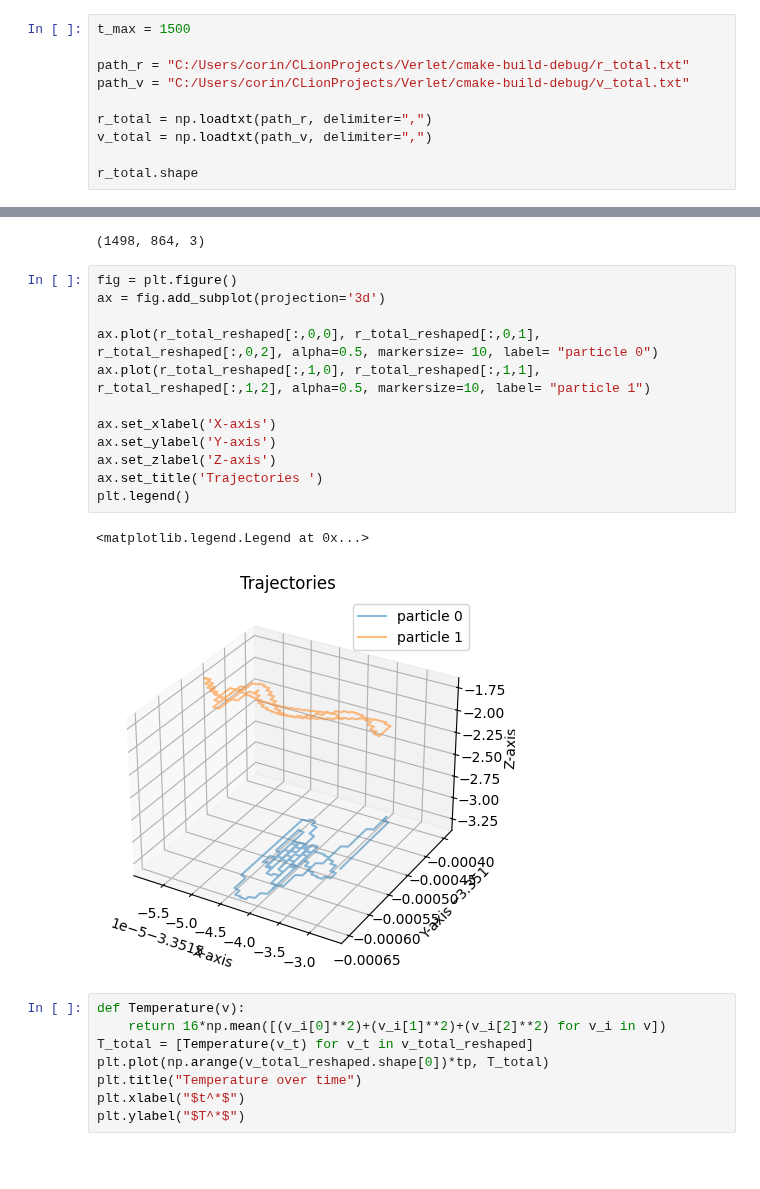
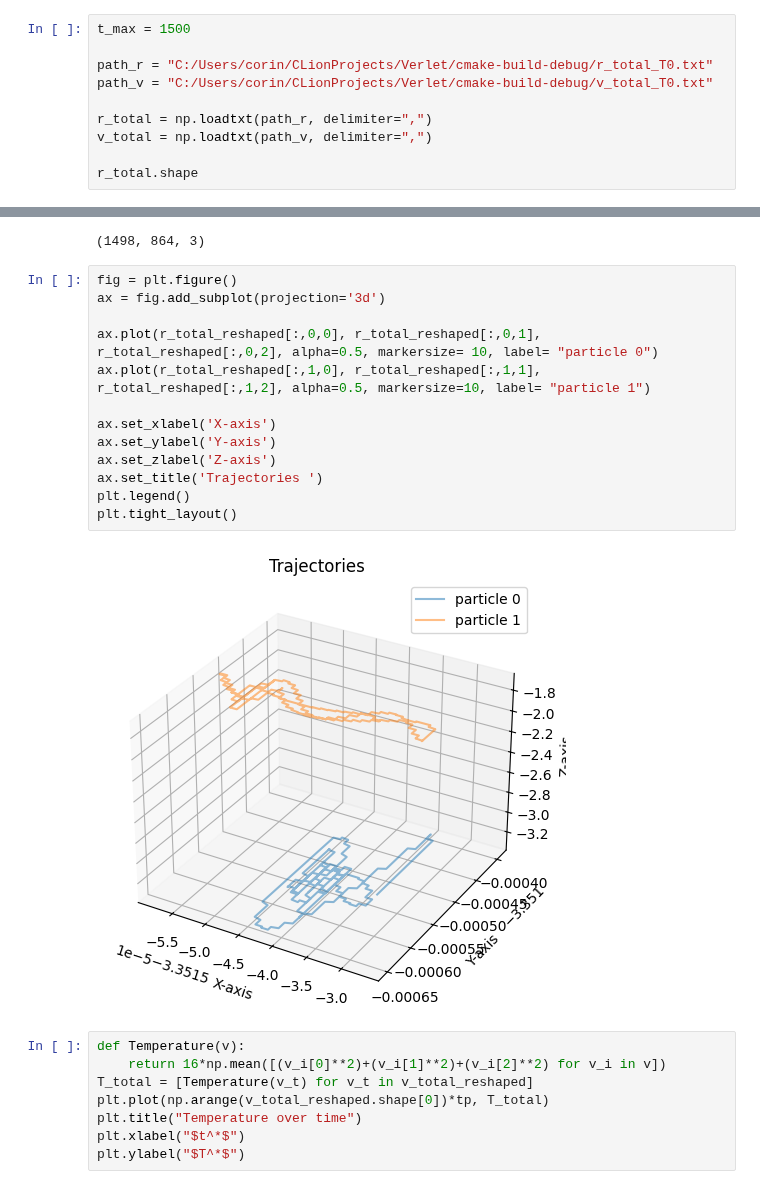
Before and after one commit to corinnawegner/Computational-physics, a Jupyter notebook: Project 3/Problem 1.ipynb, the cells around one changed output, grey strips where cells are left out. Drawn from its saved outputs; the diff is of its cells as text; blank space fills up the shorter version.

```diff
--- a/Project 3/Problem 1.ipynb
+++ b/Project 3/Problem 1.ipynb
@@ -89,8 +89,8 @@ v_0: Initial velocities of the system particles
 # %%
 t_max = 1500
 
-path_r = "C:/Users/corin/CLionProjects/Verlet/cmake-build-debug/r_total.txt"
-path_v = "C:/Users/corin/CLionProjects/Verlet/cmake-build-debug/v_total.txt"
+path_r = "C:/Users/corin/CLionProjects/Verlet/cmake-build-debug/r_total_T0.txt"
+path_v = "C:/Users/corin/CLionProjects/Verlet/cmake-build-debug/v_total_T0.txt"
 
 r_total = np.loadtxt(path_r, delimiter=",")
 v_total = np.loadtxt(path_v, delimiter=",")
@@ -139,18 +139,18 @@ r_total_reshaped.shape
 # %%
 fig = plt.figure()
 ax = fig.add_subplot(projection='3d')
 
 ax.plot(r_total_reshaped[:,0,0], r_total_reshaped[:,0,1], r_total_reshaped[:,0,2], alpha=0.5, markersize= 10, label= "particle 0")
 ax.plot(r_total_reshaped[:,1,0], r_total_reshaped[:,1,1], r_total_reshaped[:,1,2], alpha=0.5, markersize=10, label= "particle 1")
 
 ax.set_xlabel('X-axis')
 ax.set_ylabel('Y-axis')
 ax.set_zlabel('Z-axis')
 ax.set_title('Trajectories ')
 plt.legend()
+plt.tight_layout()
 # %% [output]
-<matplotlib.legend.Legend at 0x...>
-[figure, old version]
+[figure, new version]
 # %%
 def Temperature(v):
     return 16*np.mean([(v_i[0]**2)+(v_i[1]**2)+(v_i[2]**2) for v_i in v])
```
